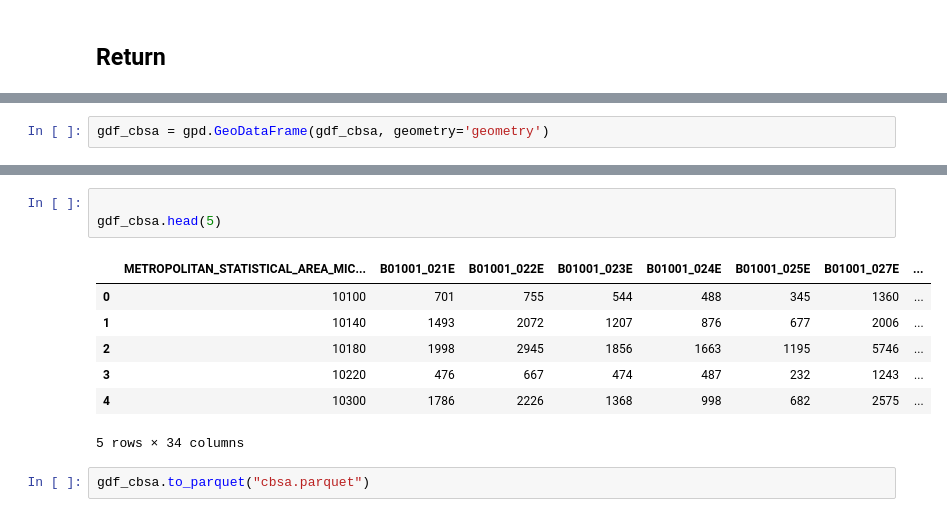
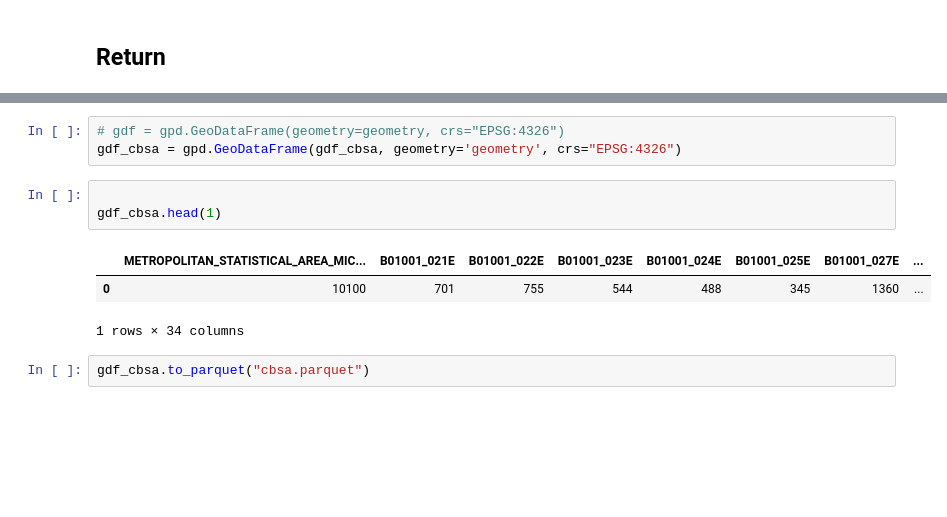
Before and after one commit to jeremycburke/meridianxyz, a Jupyter notebook: notebooks/database_building/Simple Model.ipynb, the cells around one changed output, grey strips where cells are left out. Drawn from its saved outputs; the diff is of its cells as text; blank space fills up the shorter version.

```diff
--- a/notebooks/database_building/Simple Model.ipynb
+++ b/notebooks/database_building/Simple Model.ipynb
@@ -343,2 +276,0 @@ gdf_cbsa = ced.download(
-# %%
-gdf_cbsa = gpd.GeoDataFrame(gdf_cbsa, geometry='geometry')
@@ -345,14 +388,13 @@ gdf_cbsa = gpd.GeoDataFrame(gdf_cbsa, geometry='geometry')
+# %%
+# gdf = gpd.GeoDataFrame(geometry=geometry, crs="EPSG:4326")
+gdf_cbsa = gpd.GeoDataFrame(gdf_cbsa, geometry='geometry', crs="EPSG:4326")
 # %%
 
-gdf_cbsa.head(5)
+gdf_cbsa.head(1)
 # %% [output]
 |  | METROPOLITAN_STATISTICAL_AREA_MIC... | B01001_021E | B01001_022E | B01001_023E | B01001_024E | B01001_025E | B01001_027E | ... |
 | 0 | 10100 | 701 | 755 | 544 | 488 | 345 | 1360 | ... |
-| 1 | 10140 | 1493 | 2072 | 1207 | 876 | 677 | 2006 | ... |
-| 2 | 10180 | 1998 | 2945 | 1856 | 1663 | 1195 | 5746 | ... |
-| 3 | 10220 | 476 | 667 | 474 | 487 | 232 | 1243 | ... |
-| 4 | 10300 | 1786 | 2226 | 1368 | 998 | 682 | 2575 | ... |
-5 rows × 34 columns
+1 rows × 34 columns
 # %%
 gdf_cbsa.to_parquet("cbsa.parquet")
 # %%
```
Also changed, not shown: parts of 13 cells of this notebook, 3 other files.
